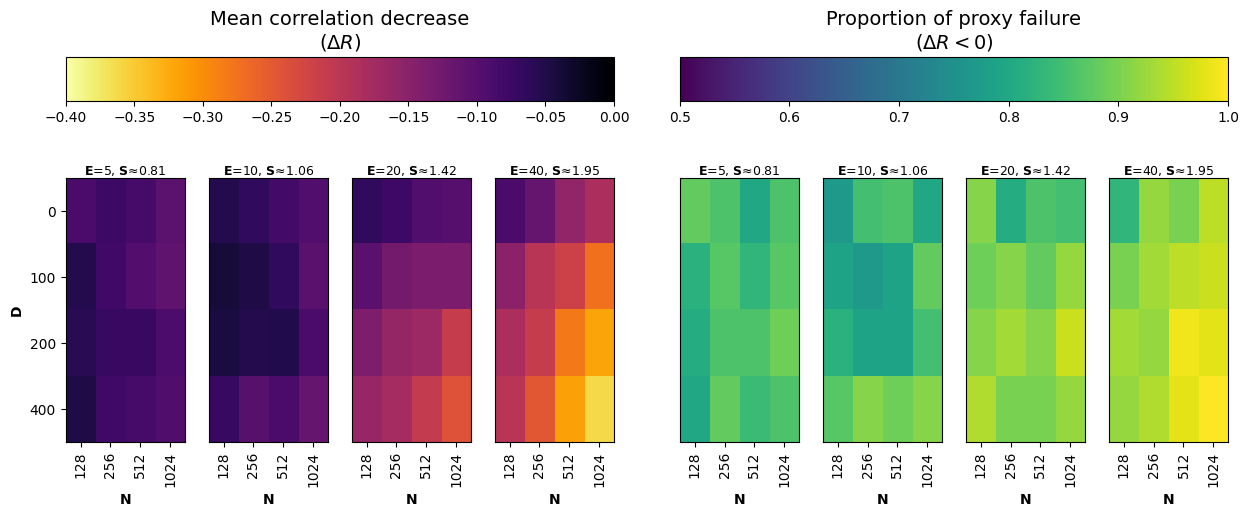
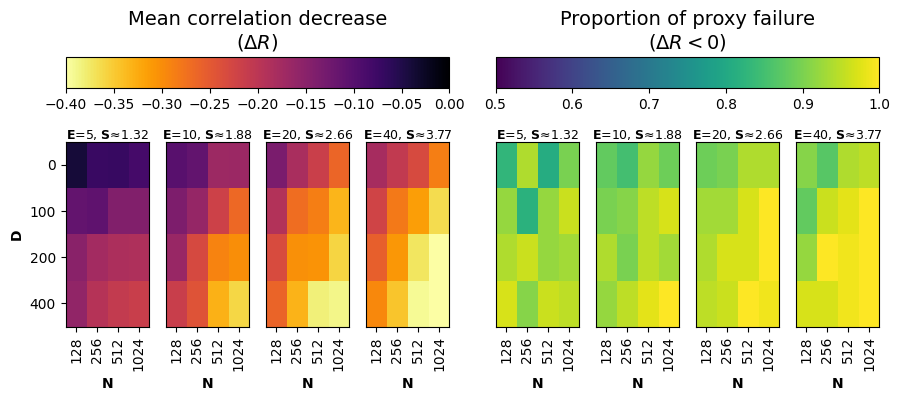
The notebook cell's code change between the first figure and the second:
--- before
+++ after
@@ -1,4 +1,5 @@
 transparent = True
-fig = plt.figure( figsize =(15, 5))
+scale = 3.5
+fig = plt.figure( figsize =(scale *3, scale))
 
 #options_fig = ['DeltaCorr','proxy_failure','strong']
@@ -14,3 +15,3 @@
 
 #plt.savefig("figures_output/fig5.svg", format="svg", transparent=transparent)
-plt.savefig("figures_output/fig_res1.jpg", format="jpg", transparent=transparent, bbox_inches='tight')
+plt.savefig("figures_output/fig_res1.jpg", format="jpg", transparent=transparent, bbox_inches='tight', dpi = 400)

Commit: modified to have a more consistent random seed value